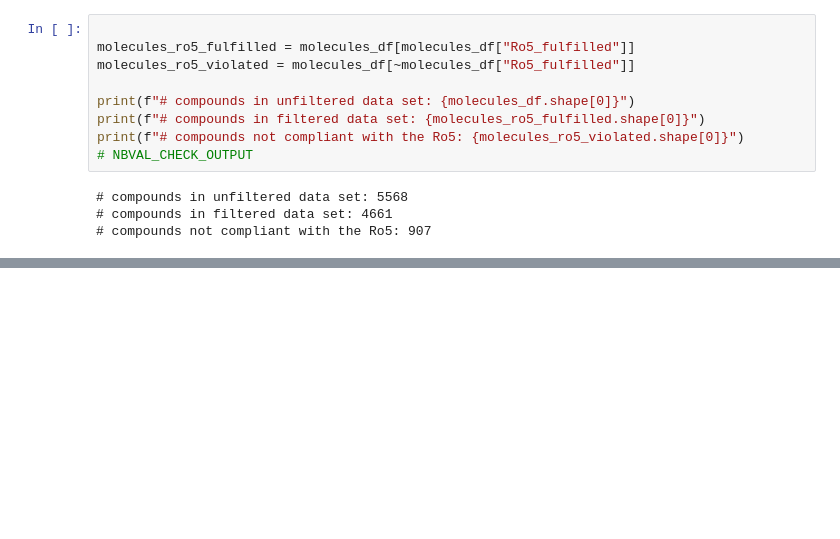
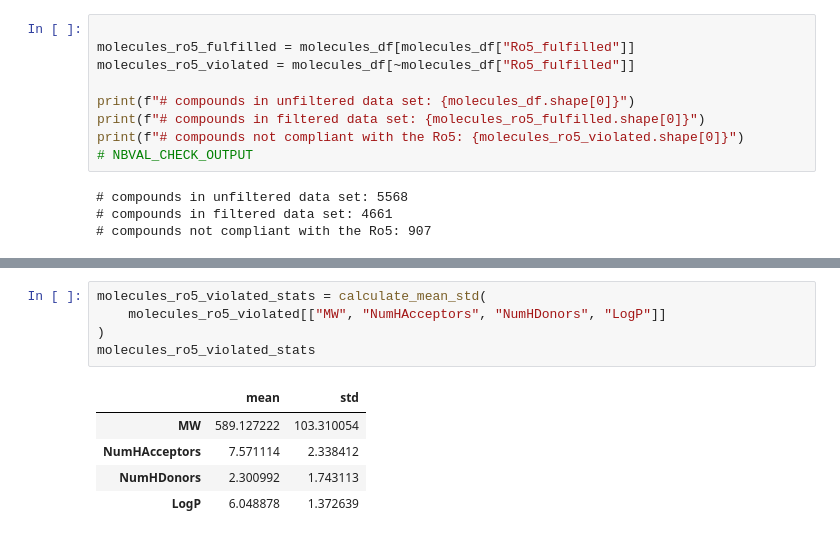
Before and after one commit to dsgeof/bio, a Jupyter notebook: notebooks/volkamer/t002.ipynb, the cells around one changed output, grey strips where cells are left out. Saved outputs shown, nothing was run; the diff lists cells and outputs as text; blank space fills up the shorter version.

```diff
--- a/notebooks/volkamer/t002.ipynb
+++ b/notebooks/volkamer/t002.ipynb
@@ -317,0 +367,11 @@ print(f"# compounds not compliant with the Ro5: {molecules_ro5_violated.shape[0]
+# %%
+molecules_ro5_violated_stats = calculate_mean_std(
+    molecules_ro5_violated[["MW", "NumHAcceptors", "NumHDonors", "LogP"]]
+)
+molecules_ro5_violated_stats
+# %% [output]
+|  | mean | std |
+| MW | 589.127222 | 103.310054 |
+| NumHAcceptors | 7.571114 | 2.338412 |
+| NumHDonors | 2.300992 | 1.743113 |
+| LogP | 6.048878 | 1.372639 |
```
Also changed, not shown: parts of 13 cells of this notebook, 2 other files.
